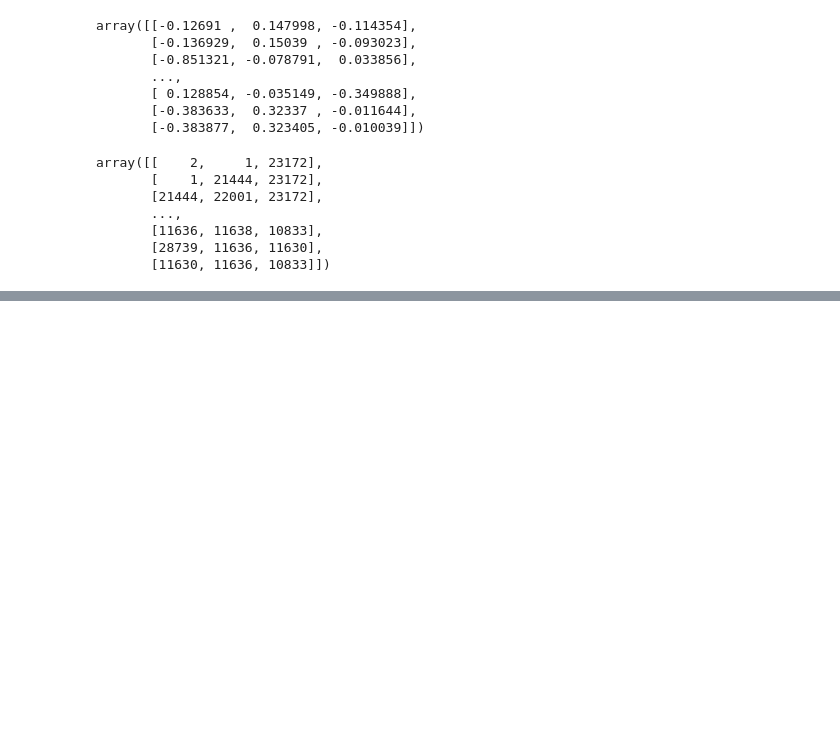
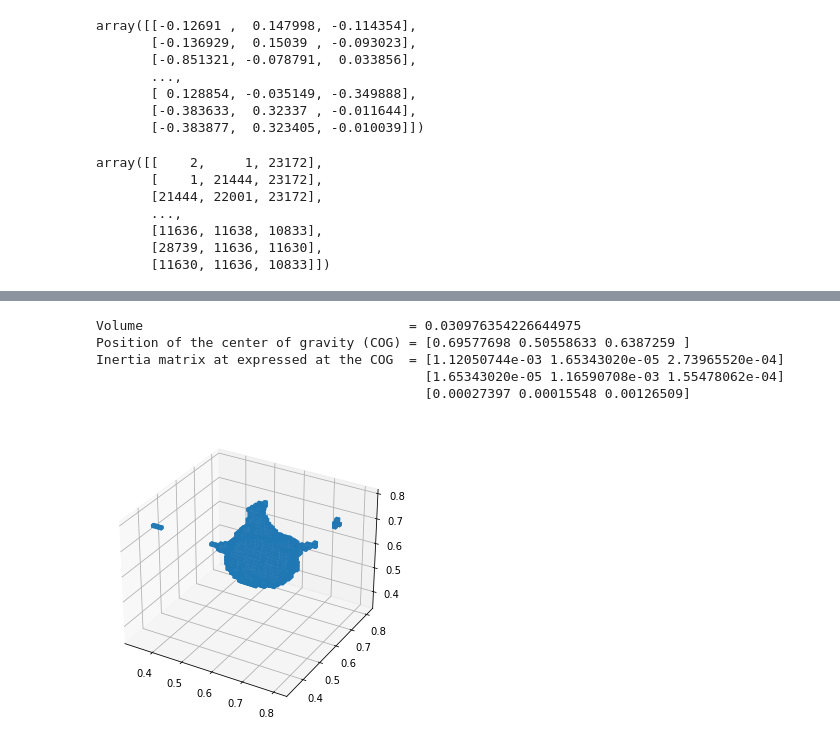
Before and after one commit to QwQSama/Tweet-Retweet-Predictor, a Jupyter notebook: wenqing.ipynb, the cells around one changed output, grey strips where cells are left out. Drawn from its saved outputs; the diff is of its cells as text; code cells hidden in the pictures; blank space fills up the shorter version.

```diff
--- a/wenqing.ipynb
+++ b/wenqing.ipynb
@@ -42,0 +74,30 @@ array([[    2,     1, 23172],
+# %%
+volume, cog, inertia = your_mesh.get_mass_properties()
+print("Volume                                  = {0}".format(volume))
+print("Position of the center of gravity (COG) = {0}".format(cog))
+print("Inertia matrix at expressed at the COG  = {0}".format(inertia[0,:]))
+print("                                          {0}".format(inertia[1,:]))
+print("                                          {0}".format(inertia[2,:]))
+# %% [output]
+Volume                                  = 0.030976354226644975
+Position of the center of gravity (COG) = [0.69577698 0.50558633 0.6387259 ]
+Inertia matrix at expressed at the COG  = [1.12050744e-03 1.65343020e-05 2.73965520e-04]
+                                          [1.65343020e-05 1.16590708e-03 1.55478062e-04]
+                                          [0.00027397 0.00015548 0.00126509]
+# %%
+mesh_inner = mesh.Mesh.from_file('make-it-stand_data\models\\armadillo1\\armadillo1_inner.stl')
+# %%
+figure = pyplot.figure()
+axes = mplot3d.Axes3D(figure)
+
+# Load the STL files and add the vectors to the plot
+axes.add_collection3d(mplot3d.art3d.Poly3DCollection(mesh_inner.vectors))
+
+# Auto scale to the mesh size
+scale = mesh_inner.points.flatten()
+axes.auto_scale_xyz(scale, scale, scale)
+
+# Show the plot to the screen
+pyplot.show()
+# %% [output]
+[figure, added]
```
Also changed, not shown: parts of 4 cells of this notebook.
